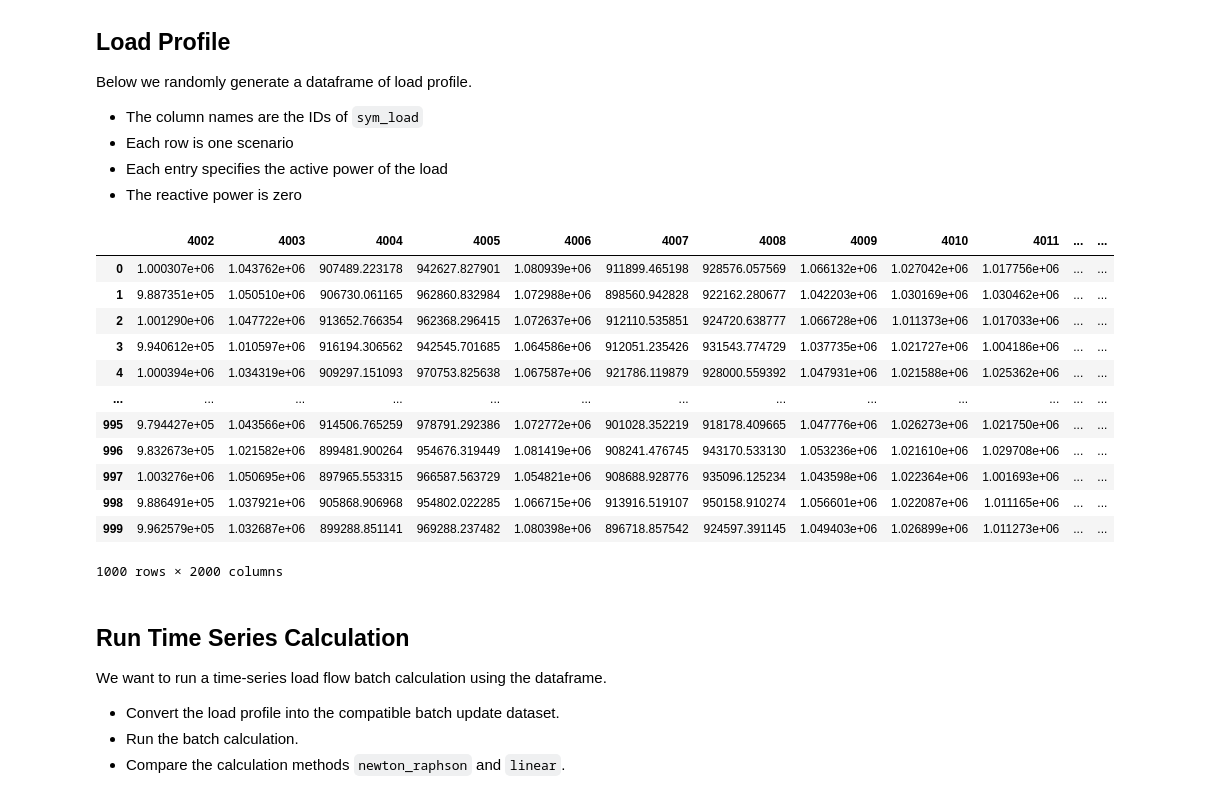
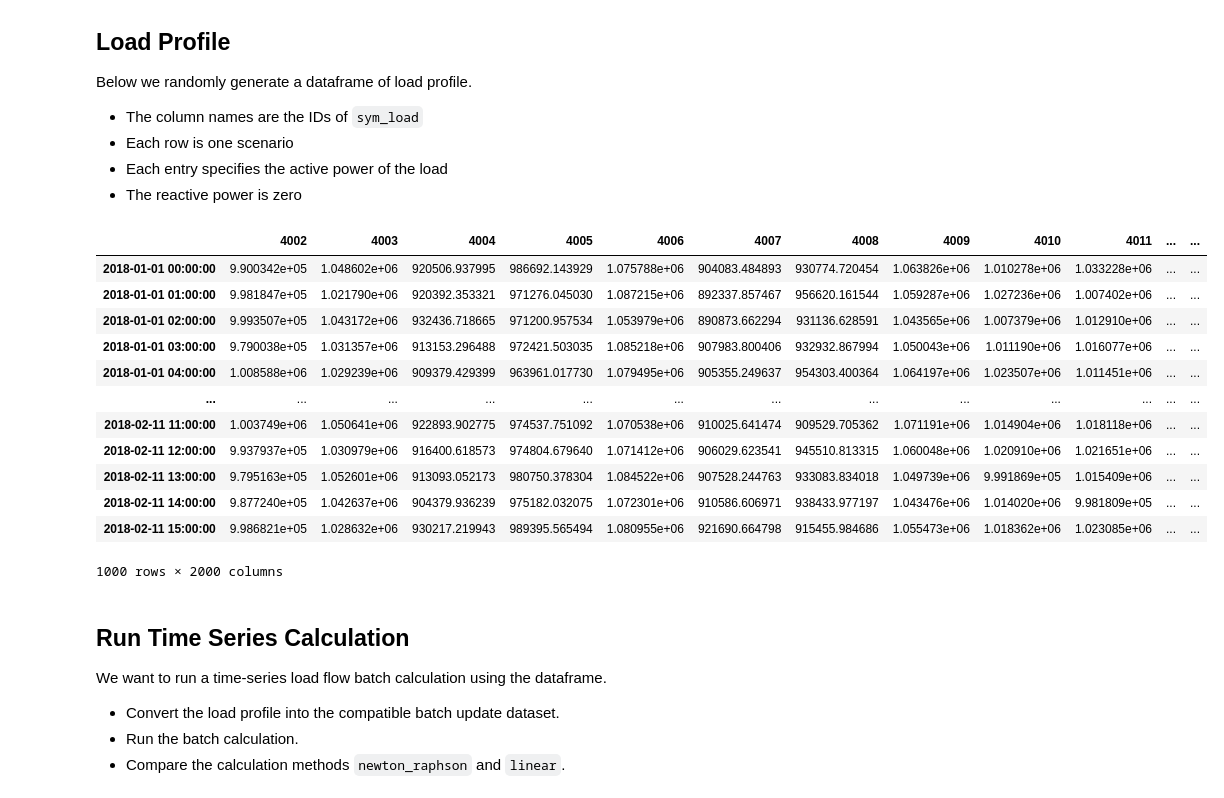
Before and after one commit to PowerGridModel/power-grid-model-workshop, a Jupyter notebook: Power Flow Assignment with Solutions.ipynb, the cells around one changed output. Cells and saved outputs as stored; diff of their text form; code cells hidden in the pictures.

```diff
--- a/Power Flow Assignment with Solutions.ipynb
+++ b/Power Flow Assignment with Solutions.ipynb
@@ -159,25 +160,26 @@ Below we randomly generate a dataframe of load profile.
 # %%
 # Generate random load profile
 n_scenarios = 1000
+dti = pd.date_range("2018-01-01", periods=n_scenarios, freq="H")
 n_loads = len(input_data["sym_load"])
 load_id = input_data["sym_load"]["id"]
 load_p = input_data["sym_load"]["p_specified"]
 profile = np.tile(load_p, (n_scenarios, 1)) + 1e4 * np.random.randn(n_scenarios, n_loads)
-df_load_profile = pd.DataFrame(profile, columns=load_id)
+df_load_profile = pd.DataFrame(profile, columns=load_id, index=dti)
 display(df_load_profile)
 # %% [output]
 |  | 4002 | 4003 | 4004 | 4005 | 4006 | 4007 | 4008 | 4009 | 4010 | 4011 | ... | ... |
-| 0 | 1.000307e+06 | 1.043762e+06 | 907489.223178 | 942627.827901 | 1.080939e+06 | 911899.465198 | 928576.057569 | 1.066132e+06 | 1.027042e+06 | 1.017756e+06 | ... | ... |
-| 1 | 9.887351e+05 | 1.050510e+06 | 906730.061165 | 962860.832984 | 1.072988e+06 | 898560.942828 | 922162.280677 | 1.042203e+06 | 1.030169e+06 | 1.030462e+06 | ... | ... |
-| 2 | 1.001290e+06 | 1.047722e+06 | 913652.766354 | 962368.296415 | 1.072637e+06 | 912110.535851 | 924720.638777 | 1.066728e+06 | 1.011373e+06 | 1.017033e+06 | ... | ... |
-| 3 | 9.940612e+05 | 1.010597e+06 | 916194.306562 | 942545.701685 | 1.064586e+06 | 912051.235426 | 931543.774729 | 1.037735e+06 | 1.021727e+06 | 1.004186e+06 | ... | ... |
-| 4 | 1.000394e+06 | 1.034319e+06 | 909297.151093 | 970753.825638 | 1.067587e+06 | 921786.119879 | 928000.559392 | 1.047931e+06 | 1.021588e+06 | 1.025362e+06 | ... | ... |
+| 2018-01-01 00:00:00 | 9.900342e+05 | 1.048602e+06 | 920506.937995 | 986692.143929 | 1.075788e+06 | 904083.484893 | 930774.720454 | 1.063826e+06 | 1.010278e+06 | 1.033228e+06 | ... | ... |
+| 2018-01-01 01:00:00 | 9.981847e+05 | 1.021790e+06 | 920392.353321 | 971276.045030 | 1.087215e+06 | 892337.857467 | 956620.161544 | 1.059287e+06 | 1.027236e+06 | 1.007402e+06 | ... | ... |
+| 2018-01-01 02:00:00 | 9.993507e+05 | 1.043172e+06 | 932436.718665 | 971200.957534 | 1.053979e+06 | 890873.662294 | 931136.628591 | 1.043565e+06 | 1.007379e+06 | 1.012910e+06 | ... | ... |
+| 2018-01-01 03:00:00 | 9.790038e+05 | 1.031357e+06 | 913153.296488 | 972421.503035 | 1.085218e+06 | 907983.800406 | 932932.867994 | 1.050043e+06 | 1.011190e+06 | 1.016077e+06 | ... | ... |
+| 2018-01-01 04:00:00 | 1.008588e+06 | 1.029239e+06 | 909379.429399 | 963961.017730 | 1.079495e+06 | 905355.249637 | 954303.400364 | 1.064197e+06 | 1.023507e+06 | 1.011451e+06 | ... | ... |
 | ... | ... | ... | ... | ... | ... | ... | ... | ... | ... | ... | ... | ... |
-| 995 | 9.794427e+05 | 1.043566e+06 | 914506.765259 | 978791.292386 | 1.072772e+06 | 901028.352219 | 918178.409665 | 1.047776e+06 | 1.026273e+06 | 1.021750e+06 | ... | ... |
-| 996 | 9.832673e+05 | 1.021582e+06 | 899481.900264 | 954676.319449 | 1.081419e+06 | 908241.476745 | 943170.533130 | 1.053236e+06 | 1.021610e+06 | 1.029708e+06 | ... | ... |
-| 997 | 1.003276e+06 | 1.050695e+06 | 897965.553315 | 966587.563729 | 1.054821e+06 | 908688.928776 | 935096.125234 | 1.043598e+06 | 1.022364e+06 | 1.001693e+06 | ... | ... |
-| 998 | 9.886491e+05 | 1.037921e+06 | 905868.906968 | 954802.022285 | 1.066715e+06 | 913916.519107 | 950158.910274 | 1.056601e+06 | 1.022087e+06 | 1.011165e+06 | ... | ... |
-| 999 | 9.962579e+05 | 1.032687e+06 | 899288.851141 | 969288.237482 | 1.080398e+06 | 896718.857542 | 924597.391145 | 1.049403e+06 | 1.026899e+06 | 1.011273e+06 | ... | ... |
+| 2018-02-11 11:00:00 | 1.003749e+06 | 1.050641e+06 | 922893.902775 | 974537.751092 | 1.070538e+06 | 910025.641474 | 909529.705362 | 1.071191e+06 | 1.014904e+06 | 1.018118e+06 | ... | ... |
+| 2018-02-11 12:00:00 | 9.937937e+05 | 1.030979e+06 | 916400.618573 | 974804.679640 | 1.071412e+06 | 906029.623541 | 945510.813315 | 1.060048e+06 | 1.020910e+06 | 1.021651e+06 | ... | ... |
+| 2018-02-11 13:00:00 | 9.795163e+05 | 1.052601e+06 | 913093.052173 | 980750.378304 | 1.084522e+06 | 907528.244763 | 933083.834018 | 1.049739e+06 | 9.991869e+05 | 1.015409e+06 | ... | ... |
+| 2018-02-11 14:00:00 | 9.877240e+05 | 1.042637e+06 | 904379.936239 | 975182.032075 | 1.072301e+06 | 910586.606971 | 938433.977197 | 1.043476e+06 | 1.014020e+06 | 9.981809e+05 | ... | ... |
+| 2018-02-11 15:00:00 | 9.986821e+05 | 1.028632e+06 | 930217.219943 | 989395.565494 | 1.080955e+06 | 921690.664798 | 915455.984686 | 1.055473e+06 | 1.018362e+06 | 1.023085e+06 | ... | ... |
 1000 rows × 2000 columns
 # %% [markdown]
 ## Run Time Series Calculation
```
Also changed, not shown: parts of 21 cells of this notebook, 2 other files.
